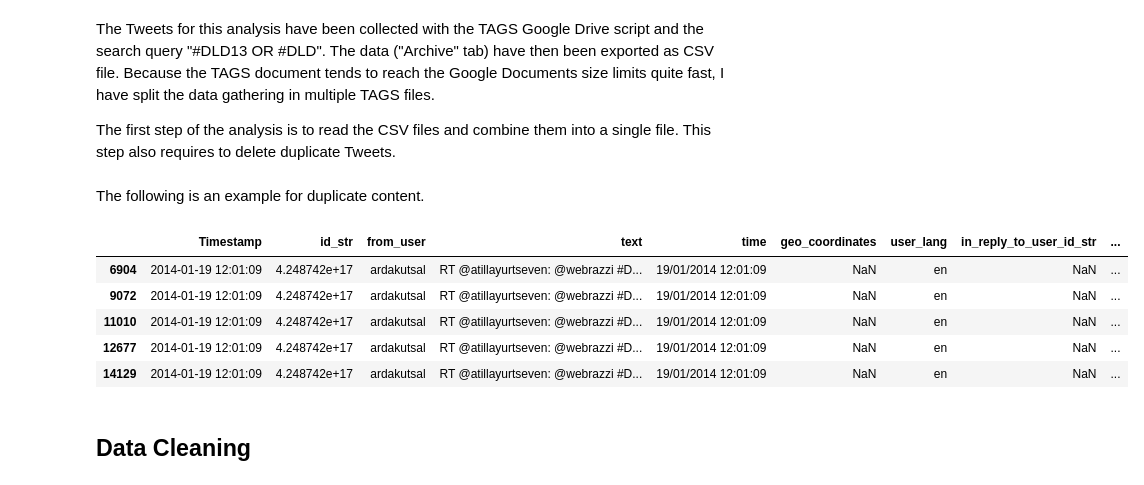
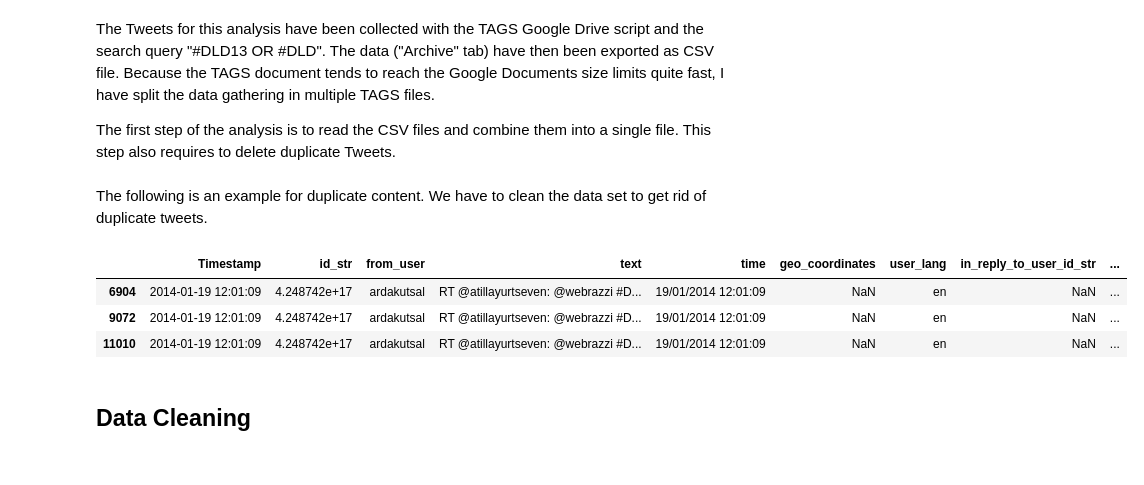
Before and after one commit to furukama/IPythonNotebooks, a Jupyter notebook: Analyzing DLD14 Conference Tweets.ipynb, the cells around one changed output. Drawn from its saved outputs; the diff is of its cells as text; code cells hidden in the pictures.

```diff
--- a/Analyzing DLD14 Conference Tweets.ipynb
+++ b/Analyzing DLD14 Conference Tweets.ipynb
@@ -27,19 +29,17 @@ data = data.append(pd.read_csv('TAGS DLD14.5 - Archive.csv',
 data_old = pd.read_csv("dld13.csv", sep=",",
                        parse_dates={'Timestamp': ['created_at']})
 # %% [markdown]
-The following is an example for duplicate content.
+The following is an example for duplicate content. We have to clean the data set to get rid of duplicate tweets.
 # %%
 from collections import Counter
 
 c = Counter(data.id_str)
-data[data.id_str == c.most_common()[1][0]][:5]
+data[data.id_str == c.most_common()[1][0]][:3]
 # %% [output]
 |  | Timestamp | id_str | from_user | text | time | geo_coordinates | user_lang | in_reply_to_user_id_str | ... |
 | 6904 | 2014-01-19 12:01:09 | 4.248742e+17 | ardakutsal | RT @atillayurtseven: @webrazzi #D... | 19/01/2014 12:01:09 | NaN | en | NaN | ... |
 | 9072 | 2014-01-19 12:01:09 | 4.248742e+17 | ardakutsal | RT @atillayurtseven: @webrazzi #D... | 19/01/2014 12:01:09 | NaN | en | NaN | ... |
 | 11010 | 2014-01-19 12:01:09 | 4.248742e+17 | ardakutsal | RT @atillayurtseven: @webrazzi #D... | 19/01/2014 12:01:09 | NaN | en | NaN | ... |
-| 12677 | 2014-01-19 12:01:09 | 4.248742e+17 | ardakutsal | RT @atillayurtseven: @webrazzi #D... | 19/01/2014 12:01:09 | NaN | en | NaN | ... |
-| 14129 | 2014-01-19 12:01:09 | 4.248742e+17 | ardakutsal | RT @atillayurtseven: @webrazzi #D... | 19/01/2014 12:01:09 | NaN | en | NaN | ... |
 # %% [markdown]
 ## Data Cleaning
 # %% [markdown]
```
Also changed, not shown: parts of 2 cells of this notebook.
